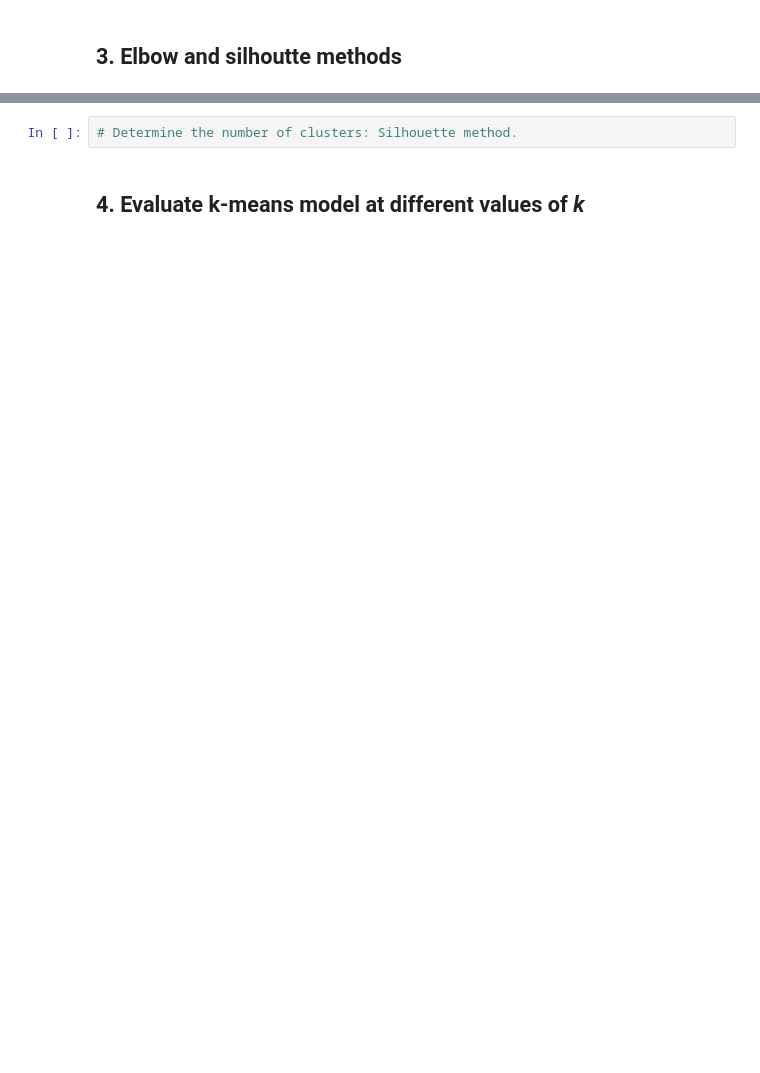
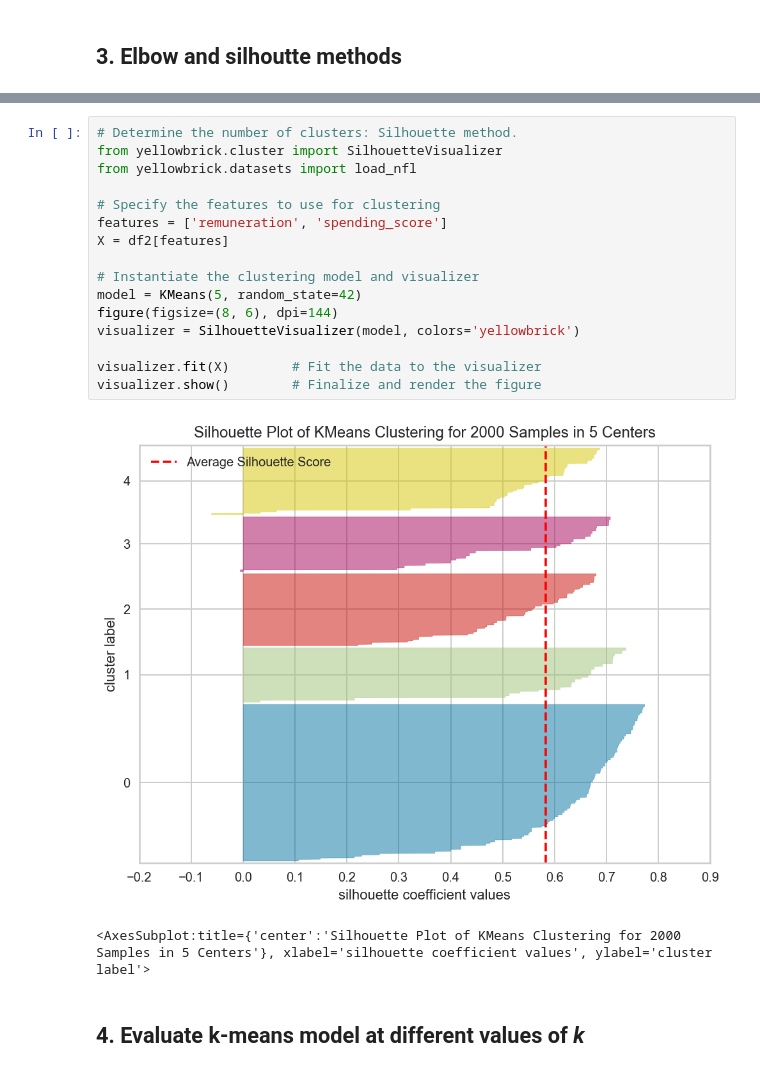
Before and after one commit to heyashy/LSE_DA301_ASSIGNMENT, a Jupyter notebook: LSE_DA301_assignment_Weeks 1 to 3_template.ipynb, the cells around one changed output, grey strips where cells are left out. Saved outputs shown, nothing was run; the diff lists cells and outputs as text; blank space fills up the shorter version.

```diff
--- a/LSE_DA301_assignment_Weeks 1 to 3_template.ipynb
+++ b/LSE_DA301_assignment_Weeks 1 to 3_template.ipynb
@@ -571,4 +645,21 @@ warnings.filterwarnings('ignore')
 # %%
 # Determine the number of clusters: Silhouette method.
+from yellowbrick.cluster import SilhouetteVisualizer
+from yellowbrick.datasets import load_nfl
+
+# Specify the features to use for clustering
+features = ['remuneration', 'spending_score']
+X = df2[features]
+
+# Instantiate the clustering model and visualizer
+model = KMeans(5, random_state=42)
+figure(figsize=(8, 6), dpi=144)
+visualizer = SilhouetteVisualizer(model, colors='yellowbrick')
+
+visualizer.fit(X)        # Fit the data to the visualizer
+visualizer.show()        # Finalize and render the figure
+# %% [output]
+[figure, added]
+<AxesSubplot:title={'center':'Silhouette Plot of KMeans Clustering for 2000 Samples in 5 Centers'}, xlabel='silhouette coefficient values', ylabel='cluster label'>
 # %% [markdown]
 ## 4. Evaluate k-means model at different values of *k*
```
Also changed, not shown: parts of 58 cells of this notebook, 3 other files.
